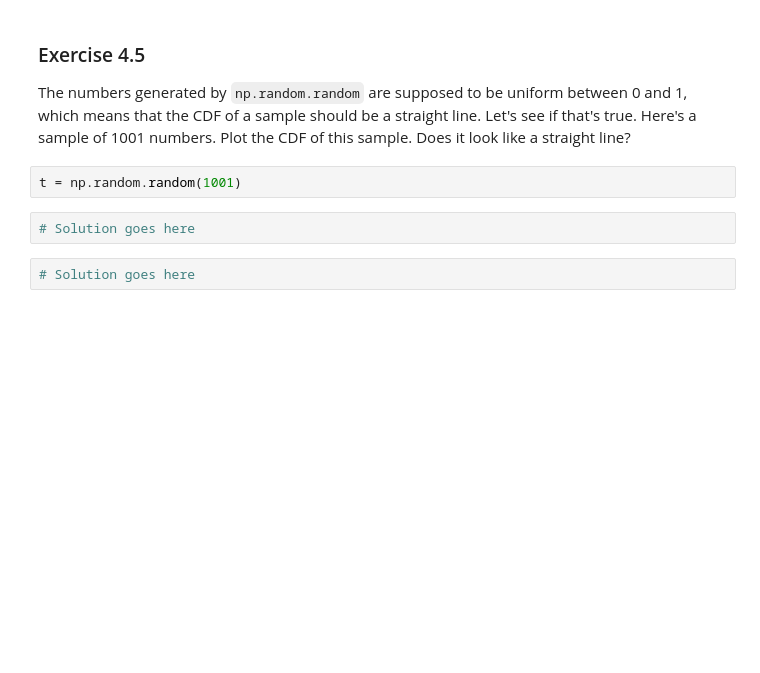
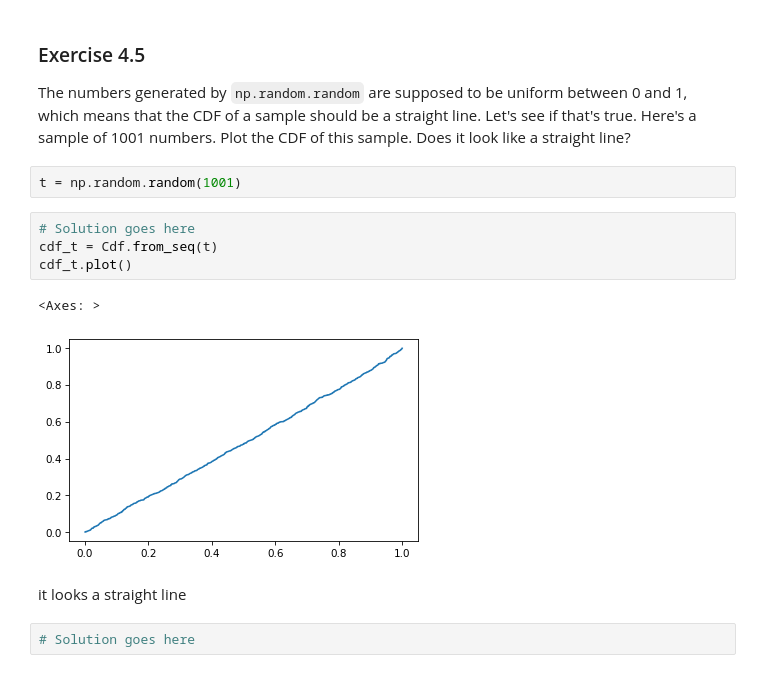
Before and after one commit to eluzuriaga83/ThinkStats3, a Jupyter notebook: nb/chap04.ipynb, the cells around one changed output. Drawn from its saved outputs; the diff is of its cells as text; blank space fills up the shorter version.

```diff
--- a/nb/chap04.ipynb
+++ b/nb/chap04.ipynb
@@ -757,6 +855,13 @@ Here's a sample of 1001 numbers. Plot the CDF of this sample. Does it look like
 t = np.random.random(1001)
 # %%
 # Solution goes here
+cdf_t = Cdf.from_seq(t)
+cdf_t.plot()
+# %% [output]
+<Axes: >
+[figure, added]
+# %% [markdown]
+it looks a straight line
 # %%
 # Solution goes here
 # %% [markdown]
```
Also changed, not shown: parts of 17 cells of this notebook.
